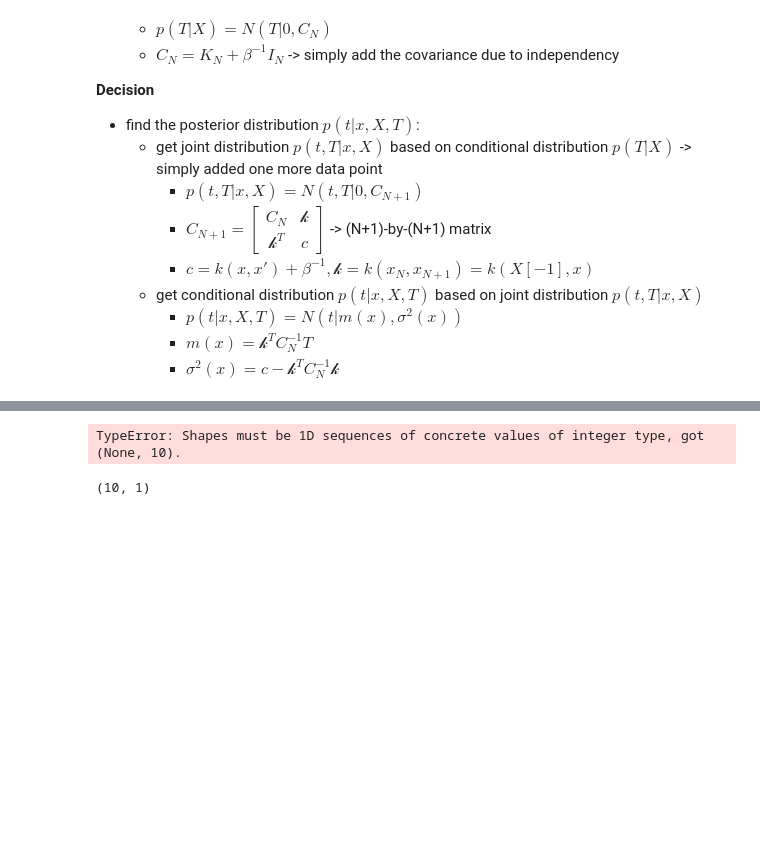
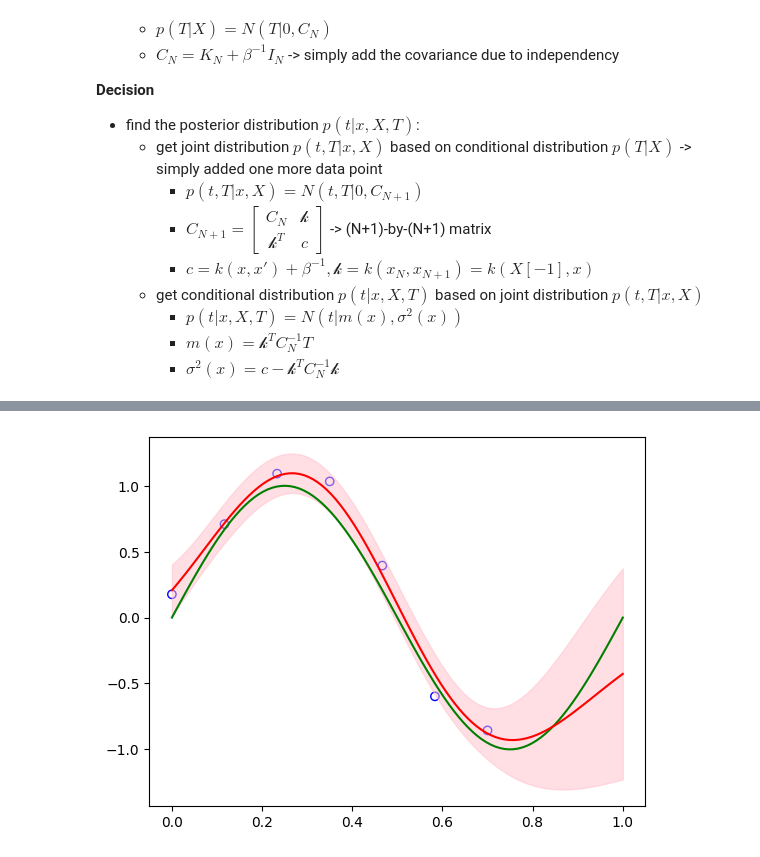
Before and after one commit to YangyangFu/mlax, a Jupyter notebook: 5-gaussian-process.ipynb, the cells around one changed output, grey strips where cells are left out. Drawn from its saved outputs; the diff is of its cells as text; code cells hidden in the pictures; blank space fills up the shorter version.

Commit message:
added kernel implementation

```diff
--- a/5-gaussian-process.ipynb
+++ b/5-gaussian-process.ipynb
@@ -108,0 +80,17 @@ class GaussianProcessRegression():
+# %%
+import matplotlib.pyplot as plt
+
+# Generate some example data
+X_train, y_train = create_toy_data(sinusoidal, n=7, std=0.1, domain=[0., 0.7])
+X_test = np.linspace(0, 1, 100)
+
+# Define the kernel parameters
+rbf = RadialBasisFunction()
+params = {'variance': 1.0, 'length_scale': 15.0}
+# test kernel
+rbf.kernel(params, X_train, X_train)
+
+# define a polynominial kernel
+poly = Polynomial()
+params_poly = {'degree': 2, 'constant': 0.5}
+poly.kernel(params_poly, X_train, X_train)
@@ -109,35 +114,17 @@ class GaussianProcessRegression():
 # %%
-import matplotlib.pyplot as plt
-from jax import random
-import jax.numpy as jnp
-
-# Generate some example data
-key = random.PRNGKey(0)
-X_train = random.uniform(key, (10, 1), minval=-5, maxval=5)
-y_train = jnp.sin(X_train) + 0.2 * random.normal(key, (10, 1))
-
 # Define the kernel parameters
-params = {'variance': 1.0, 'length_scale': 1.0}
+params = {'variance': 1.0, 'length_scale': 15.0}
 
 # Define the noise variance
 noise_variance = 0.05
 
-# Generate some test points
-X_test = jnp.linspace(-5, 5, 100)[:, None]
+gpr = GaussianProcessRegression()
+mu_s, cov_s = gpr.predict(rbf, params, X_train, y_train, X_test, noise_variance)
 
-# Perform Gaussian Process Regression
-gpr = GaussianProcessRegression()
-mu_s, cov_s = gpr.predict(params, X_train, y_train, X_test, noise_variance)
-
-# Plot the results
-plt.figure()
-plt.plot(X_train, y_train, 'kx')
-plt.plot(X_test, mu_s, 'r')
-plt.fill_between(X_test.flatten(), mu_s - jnp.sqrt(jnp.diag(cov_s)), mu_s + jnp.sqrt(jnp.diag(cov_s)), color='red', alpha=0.2)
+plt.scatter(X_train, y_train, facecolor="none", edgecolor="b", color="blue", label="training")
+plt.plot(X_test, sinusoidal(X_test), color="g", label="sin$(2\pi x)$")
+plt.plot(X_test, mu_s.reshape(-1), color="r", label="gpr")
+plt.fill_between(X_test, mu_s.reshape(-1) - jnp.sqrt(jnp.diag(cov_s)), mu_s.reshape(-1) + jnp.sqrt(jnp.diag(cov_s)), alpha=0.5, color="pink", label="std")
 plt.show()
 # %% [output]
-TypeError: Shapes must be 1D sequences of concrete values of integer type, got (None, 10).
+[figure, added]
-# %%
-y_train.shape
-# %% [output]
-(10, 1)
```
Also changed, not shown: parts of 3 cells of this notebook, 4 other files.
